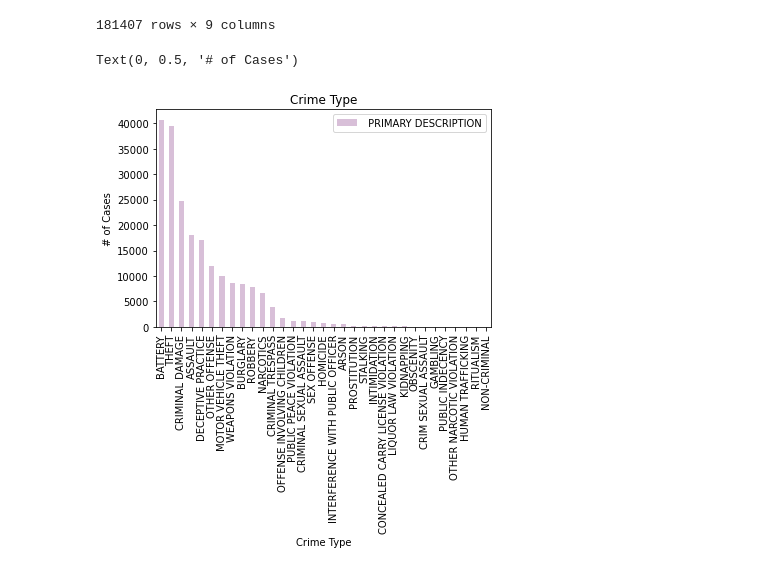
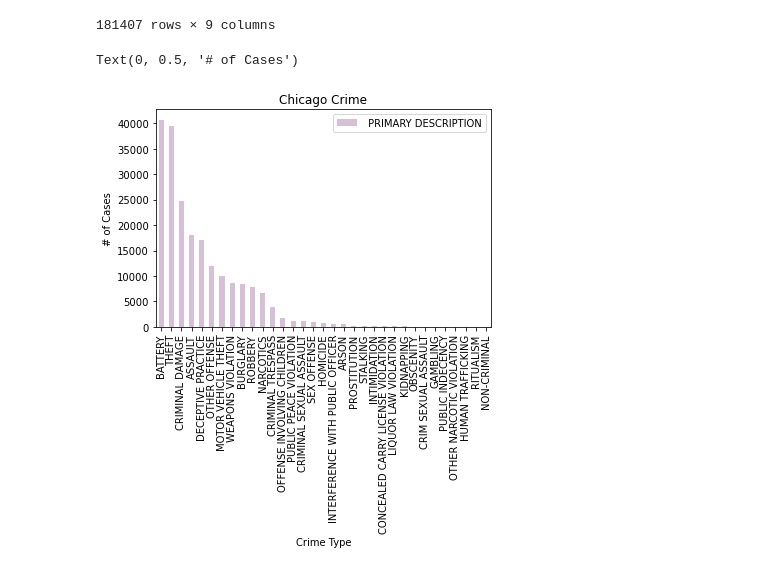
Before and after one commit to rsa153/cc-project1, a Jupyter notebook: DatacleaningAPI/ChicagoCovidAnalysis.ipynb, the cells around one changed output. Drawn from its saved outputs; the diff is of its cells as text; code cells hidden in the pictures.

```diff
--- a/DatacleaningAPI/ChicagoCovidAnalysis.ipynb
+++ b/DatacleaningAPI/ChicagoCovidAnalysis.ipynb
@@ -206,11 +206,11 @@ combined_data_df
 | 181406 | 2021-01-20 | 735 | JE118535 | 0486 | BATTERY | DOMESTIC BATTERY SIMPLE | ... |
 181407 rows × 9 columns
 # %%
-#First Quesyion Bar plot
+#First Quesyion Bar plot - Most committed crime type
 crime_type_df = pd.DataFrame(Crime_transformed[" PRIMARY DESCRIPTION"].value_counts())
-first_question_plot = crime_type_df.plot(kind="bar", title=("Crime Type"), color='thistle')
+first_question_plot = crime_type_df.plot(kind="bar", title=("Chicago Crime"), color='thistle')
 first_question_plot.set_xlabel('Crime Type')
 first_question_plot.set_ylabel('# of Cases')
 # %% [output]
 Text(0, 0.5, '# of Cases')
-[figure, old version]
+[figure, new version]
```
